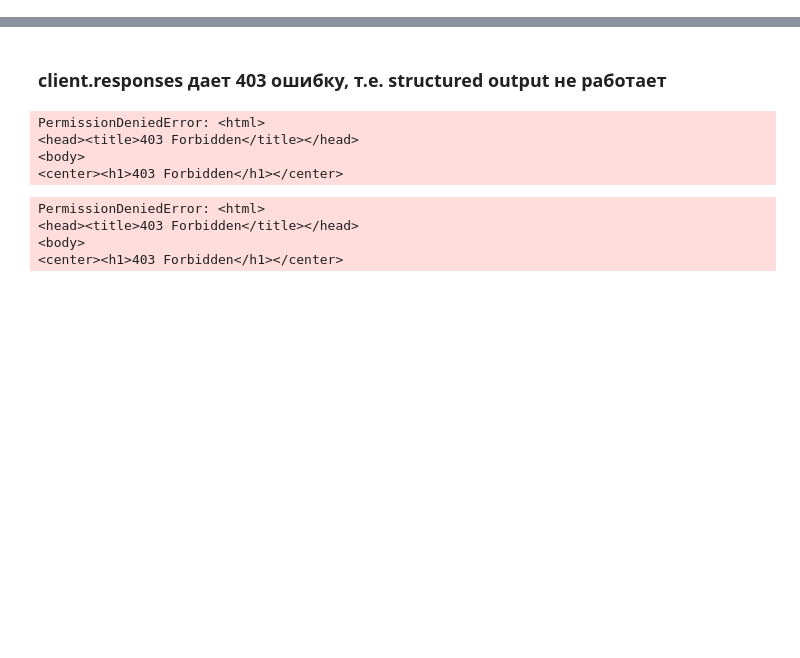
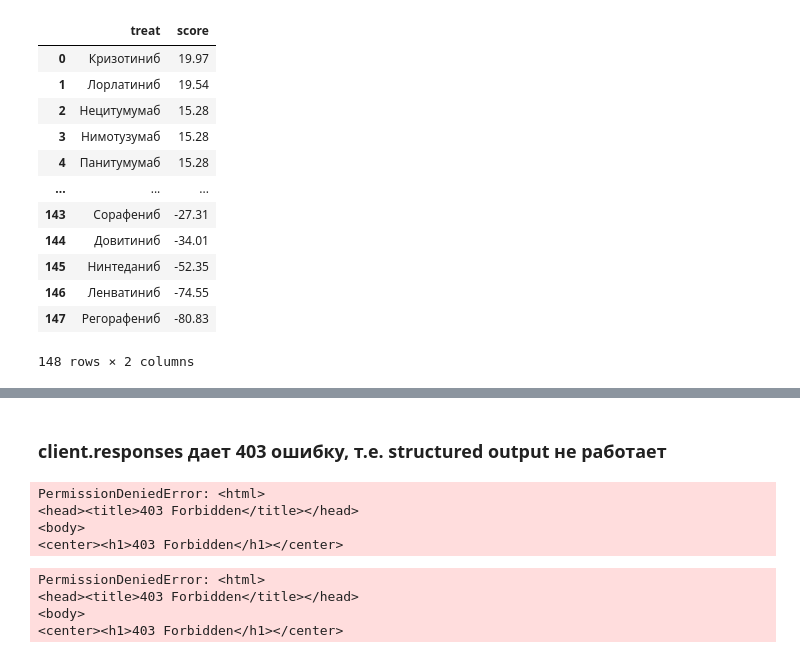
Before and after one commit to Mpkosh/TrialMind-SLR, a Jupyter notebook: draft.ipynb, the cells around one changed output, grey strips where cells are left out. Saved outputs shown, nothing was run; the diff lists cells and outputs as text; code cells hidden in the pictures; blank space fills up the shorter version.

```diff
--- a/draft.ipynb
+++ b/draft.ipynb
@@ -129,3 +122,19 @@ treatements_eng[:5]
+# %%
+df2
+# %% [output]
+|  | treat | score |
+| 0 | Кризотиниб | 19.97 |
+| 1 | Лорлатиниб | 19.54 |
+| 2 | Нецитумумаб | 15.28 |
+| 3 | Нимотузумаб | 15.28 |
+| 4 | Панитумумаб | 15.28 |
+| ... | ... | ... |
+| 143 | Сорафениб | -27.31 |
+| 144 | Довитиниб | -34.01 |
+| 145 | Нинтеданиб | -52.35 |
+| 146 | Ленватиниб | -74.55 |
+| 147 | Регорафениб | -80.83 |
+148 rows × 2 columns
 # %%
 df2[df2.score>=0.01].treat.values
 # %% [output]
```
Also changed, not shown: parts of 82 cells of this notebook, 6 other files.
